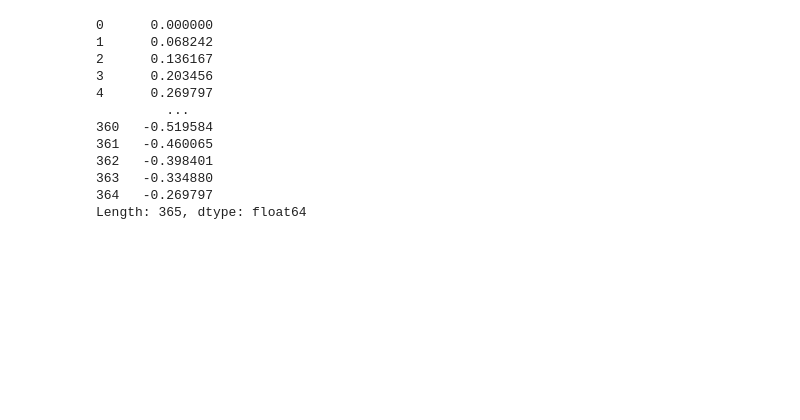
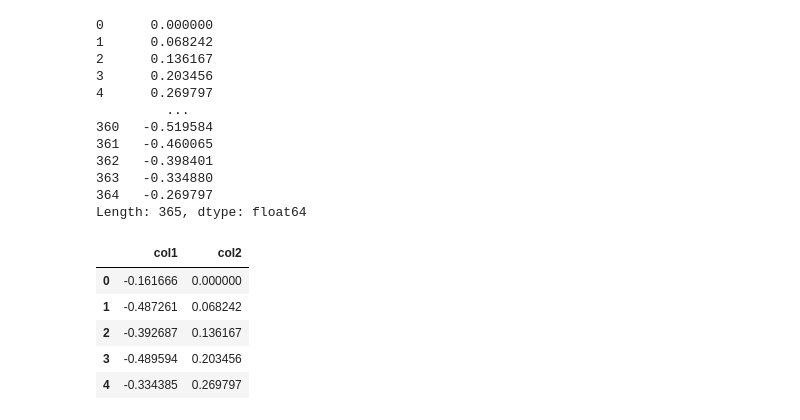
Before and after one commit to mlhudson1/CIDM4310-70_Pandas, a Jupyter notebook: Chapter2.ipynb, the cells around one changed output. Drawn from its saved outputs; the diff is of its cells as text; code cells hidden in the pictures; blank space fills up the shorter version.

```diff
--- a/Chapter2.ipynb
+++ b/Chapter2.ipynb
@@ -482,4 +482,12 @@ new_series
 364   -0.269797
 Length: 365, dtype: float64
 # %%
-model_data = pd.DataFrame({'col1':my_series,'col2': })
+model_data = pd.DataFrame({'col1':my_series,'col2': new_series})
+model_data.head()
+# %% [output]
+|  | col1 | col2 |
+| 0 | -0.161666 | 0.000000 |
+| 1 | -0.487261 | 0.068242 |
+| 2 | -0.392687 | 0.136167 |
+| 3 | -0.489594 | 0.203456 |
+| 4 | -0.334385 | 0.269797 |
```
Also changed, not shown: parts of 6 cells of this notebook.
